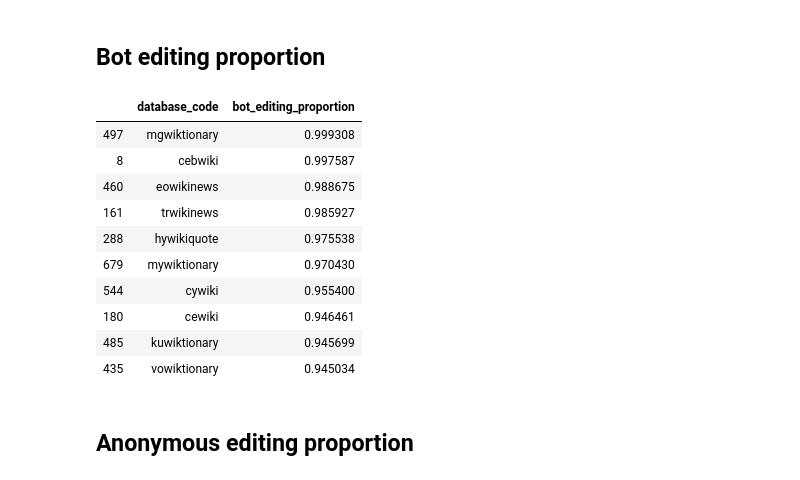
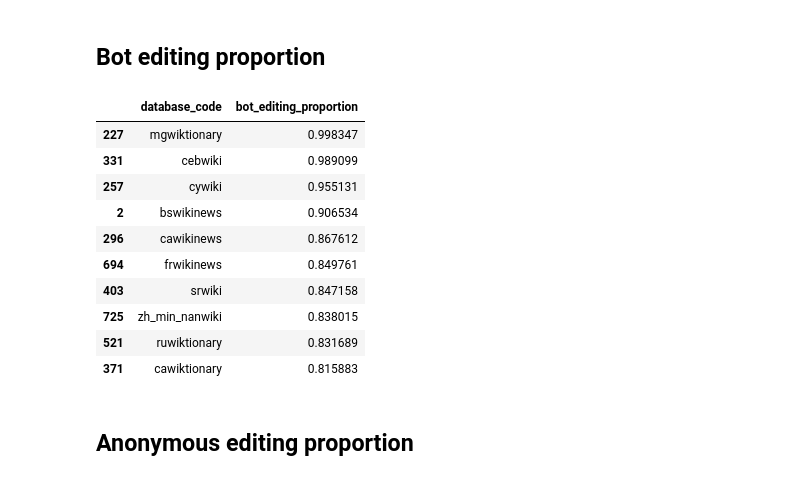
Before and after one commit to wikimedia-research/wiki-comparison, a Jupyter notebook: data-collection/data-collection.ipynb, the cells around one changed output. Cells and saved outputs as stored; diff of their text form; code cells hidden in the pictures.

Commit message:
update bot/non-bot edits query

```diff
--- a/data-collection/data-collection.ipynb
+++ b/data-collection/data-collection.ipynb
@@ -329,31 +329,38 @@ merge_in(mep)
 # %%
 #formerly a mariadb query using the staging.editor_month table and the bot_flag column, as well as the following to filter bot editors
 #bot_flag = 1 or convert(user_name using utf8) regexp "bot\\\\b"
 bep = wmf.hive.run("""
-    SELECT
-        wiki AS database_code,
-        SUM(if((bot_by_group = TRUE OR user_name regexp "bot\\b"), edits, 0))/ SUM(edits) AS bot_editing_proportion
-        --SUM(if(bot_flag = 1 or convert(user_name using utf8) regexp "bot\\\\b", edits,0)) / SUM(edits) AS bot_editing_proportion
-    FROM neilpquinn.editor_month
-    WHERE
-        month >= "{start}"
-        AND month < "{end}"
-    GROUP BY wiki
+SELECT
+   database_code,
+   SUM(CASE WHEN user_is_bot THEN edit_count END)/ SUM(edit_count) AS bot_editing_proportion
+FROM wmf.edit_hourly
+INNER JOIN canonical_data.wikis ON CONCAT(project,".org") = domain_name
+    AND database_group in
+    (
+        "commons", "incubator", "foundation", "mediawiki", "meta", "sources",
+        "species","wikibooks", "wikidata", "wikinews", "wikipedia", "wikiquote",
+        "wikisource", "wikiversity", "wikivoyage", "wiktionary"
+    )
+WHERE
+    ts  >= "{start}"
+   AND ts  < "{end}"
+   AND snapshot = "{snapshot}"
+GROUP BY database_code
 """.format(**query_vars))
 
 top_10(bep, "bot_editing_proportion")
 # %% [output]
 |  | database_code | bot_editing_proportion |
-| 497 | mgwiktionary | 0.999308 |
-| 8 | cebwiki | 0.997587 |
-| 460 | eowikinews | 0.988675 |
-| 161 | trwikinews | 0.985927 |
-| 288 | hywikiquote | 0.975538 |
-| 679 | mywiktionary | 0.970430 |
-| 544 | cywiki | 0.955400 |
-| 180 | cewiki | 0.946461 |
-| 485 | kuwiktionary | 0.945699 |
-| 435 | vowiktionary | 0.945034 |
+| 227 | mgwiktionary | 0.998347 |
+| 331 | cebwiki | 0.989099 |
+| 257 | cywiki | 0.955131 |
+| 2 | bswikinews | 0.906534 |
+| 296 | cawikinews | 0.867612 |
+| 694 | frwikinews | 0.849761 |
+| 403 | srwiki | 0.847158 |
+| 725 | zh_min_nanwiki | 0.838015 |
+| 521 | ruwiktionary | 0.831689 |
+| 371 | cawiktionary | 0.815883 |
 # %%
 merge_in(bep)
 # %% [markdown]
```
Also changed, not shown: parts of 2 cells of this notebook.
